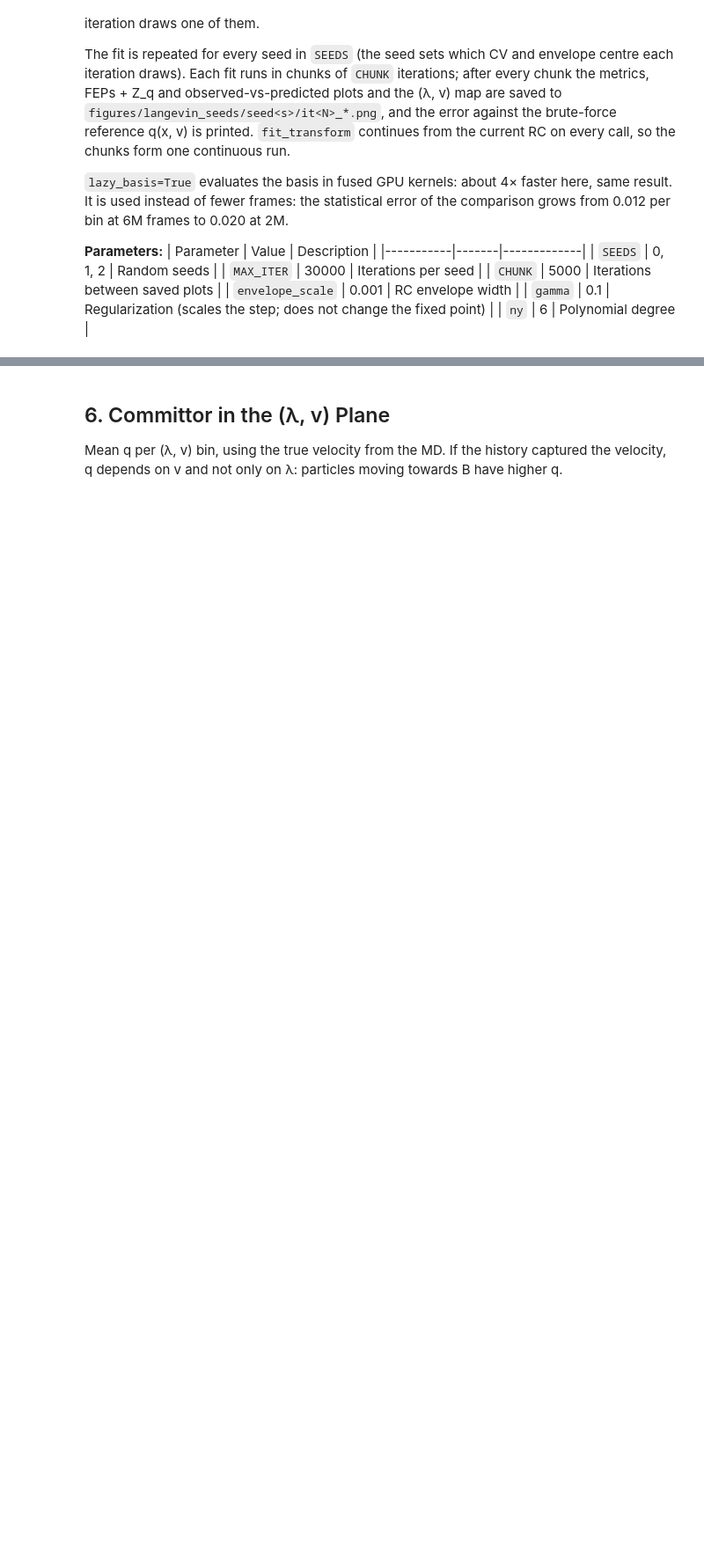
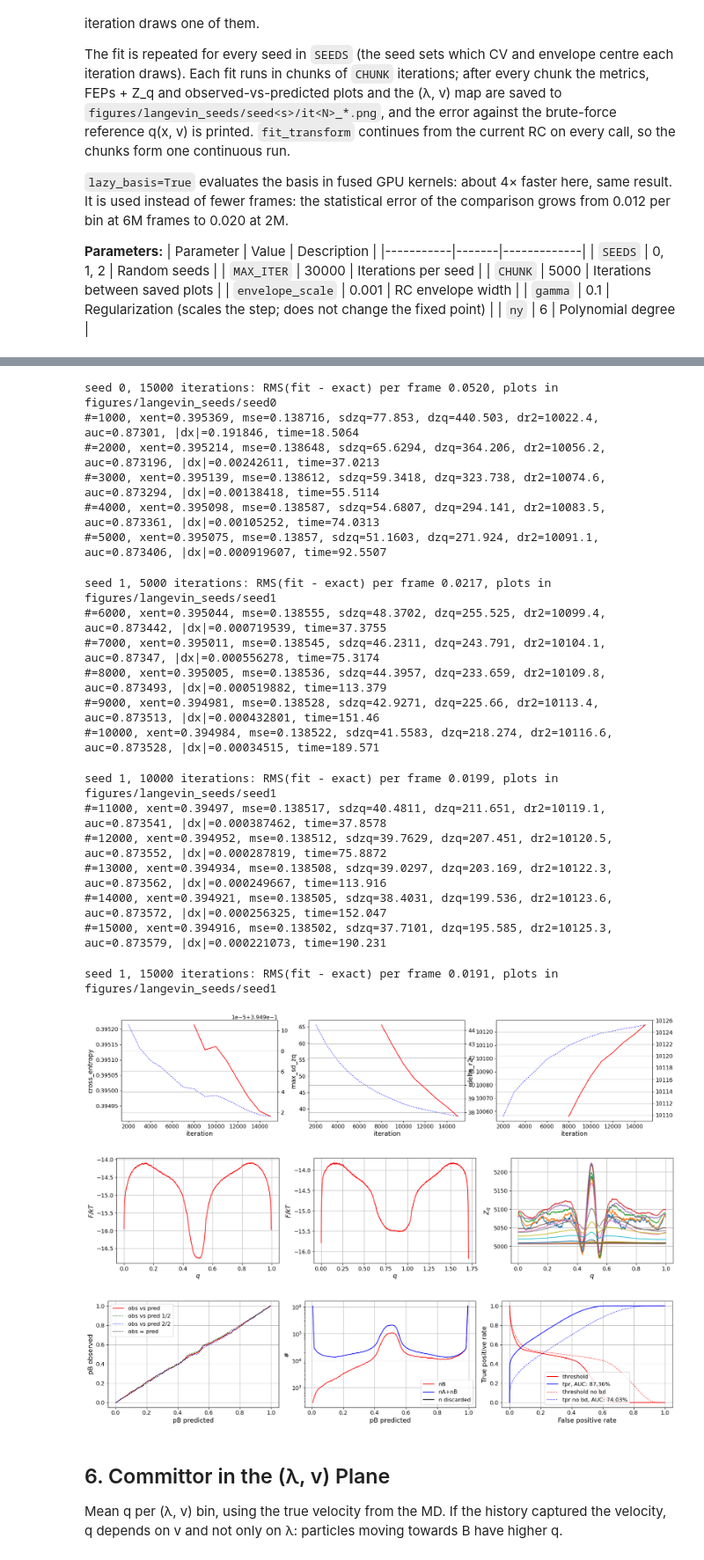
Before and after one commit to Eli4sW1ls/optimalrcs, a Jupyter notebook: examples/base_documented_1d_langevin.ipynb, the cells around one changed output, grey strips where cells are left out. Shown at 88% size. Drawn from its saved outputs; the diff is of its cells as text; code cells hidden in the pictures; blank space fills up the shorter version.

```diff
--- a/examples/base_documented_1d_langevin.ipynb
+++ b/examples/base_documented_1d_langevin.ipynb
@@ -81,12 +81,12 @@ The fit is repeated for every seed in `SEEDS` (the seed sets which CV and envelo
 import os
 from scipy.interpolate import RegularGridInterpolator
 
-SEEDS = [0, 1, 2]
-MAX_ITER = 30000
+SEEDS = [0, 1]
+MAX_ITER = 15000
 CHUNK = 5000
 OUT = 'figures/langevin_seeds'
 
-optimalrcs.envelope_scale = 0.001
+optimalrcs.envelope_scale = 1
 gamma = 0.1                        # regularization strength
 Y = cp.asarray(np.c_[lam, v])      # CVs: lambda and the recorded velocity
 
@@ -151,3 +151,4 @@ q.plots_metrics(['cross_entropy', 'max_sd_zq', 'delta_r2'])
 plt.show()
 q.plots_feps(delta_t_sim=dt)
 q.plots_obs_pred()
+# %% [output]
@@ -154,3 +172,25 @@ q.plots_obs_pred()
+seed 0, 15000 iterations: RMS(fit - exact) per frame 0.0520, plots in figures/langevin_seeds/seed0
+#=1000, xent=0.395369, mse=0.138716, sdzq=77.853, dzq=440.503, dr2=10022.4, auc=0.87301, |dx|=0.191846, time=18.5064
+#=2000, xent=0.395214, mse=0.138648, sdzq=65.6294, dzq=364.206, dr2=10056.2, auc=0.873196, |dx|=0.00242611, time=37.0213
+#=3000, xent=0.395139, mse=0.138612, sdzq=59.3418, dzq=323.738, dr2=10074.6, auc=0.873294, |dx|=0.00138418, time=55.5114
+#=4000, xent=0.395098, mse=0.138587, sdzq=54.6807, dzq=294.141, dr2=10083.5, auc=0.873361, |dx|=0.00105252, time=74.0313
+#=5000, xent=0.395075, mse=0.13857, sdzq=51.1603, dzq=271.924, dr2=10091.1, auc=0.873406, |dx|=0.000919607, time=92.5507
+seed 1, 5000 iterations: RMS(fit - exact) per frame 0.0217, plots in figures/langevin_seeds/seed1
+#=6000, xent=0.395044, mse=0.138555, sdzq=48.3702, dzq=255.525, dr2=10099.4, auc=0.873442, |dx|=0.000719539, time=37.3755
+#=7000, xent=0.395011, mse=0.138545, sdzq=46.2311, dzq=243.791, dr2=10104.1, auc=0.87347, |dx|=0.000556278, time=75.3174
+#=8000, xent=0.395005, mse=0.138536, sdzq=44.3957, dzq=233.659, dr2=10109.8, auc=0.873493, |dx|=0.000519882, time=113.379
+#=9000, xent=0.394981, mse=0.138528, sdzq=42.9271, dzq=225.66, dr2=10113.4, auc=0.873513, |dx|=0.000432801, time=151.46
+#=10000, xent=0.394984, mse=0.138522, sdzq=41.5583, dzq=218.274, dr2=10116.6, auc=0.873528, |dx|=0.00034515, time=189.571
+seed 1, 10000 iterations: RMS(fit - exact) per frame 0.0199, plots in figures/langevin_seeds/seed1
+#=11000, xent=0.39497, mse=0.138517, sdzq=40.4811, dzq=211.651, dr2=10119.1, auc=0.873541, |dx|=0.000387462, time=37.8578
+#=12000, xent=0.394952, mse=0.138512, sdzq=39.7629, dzq=207.451, dr2=10120.5, auc=0.873552, |dx|=0.000287819, time=75.8872
+#=13000, xent=0.394934, mse=0.138508, sdzq=39.0297, dzq=203.169, dr2=10122.3, auc=0.873562, |dx|=0.000249667, time=113.916
+#=14000, xent=0.394921, mse=0.138505, sdzq=38.4031, dzq=199.536, dr2=10123.6, auc=0.873572, |dx|=0.000256325, time=152.047
+#=15000, xent=0.394916, mse=0.138502, sdzq=37.7101, dzq=195.585, dr2=10125.3, auc=0.873579, |dx|=0.000221073, time=190.231
+seed 1, 15000 iterations: RMS(fit - exact) per frame 0.0191, plots in figures/langevin_seeds/seed1
+[figure, added]
+[figure, added]
+[figure, added]
 # %% [markdown]
 ## 6. Committor in the (λ, v) Plane
 
```
Also changed, not shown: parts of 4 cells of this notebook, 50 other files.
